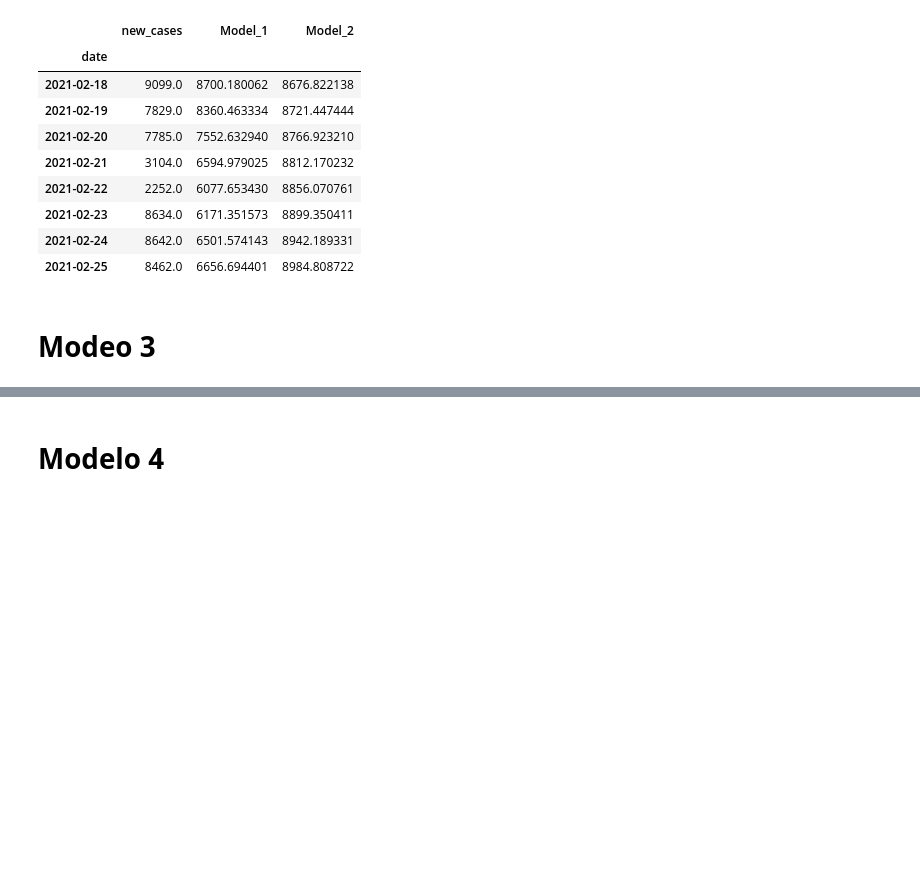
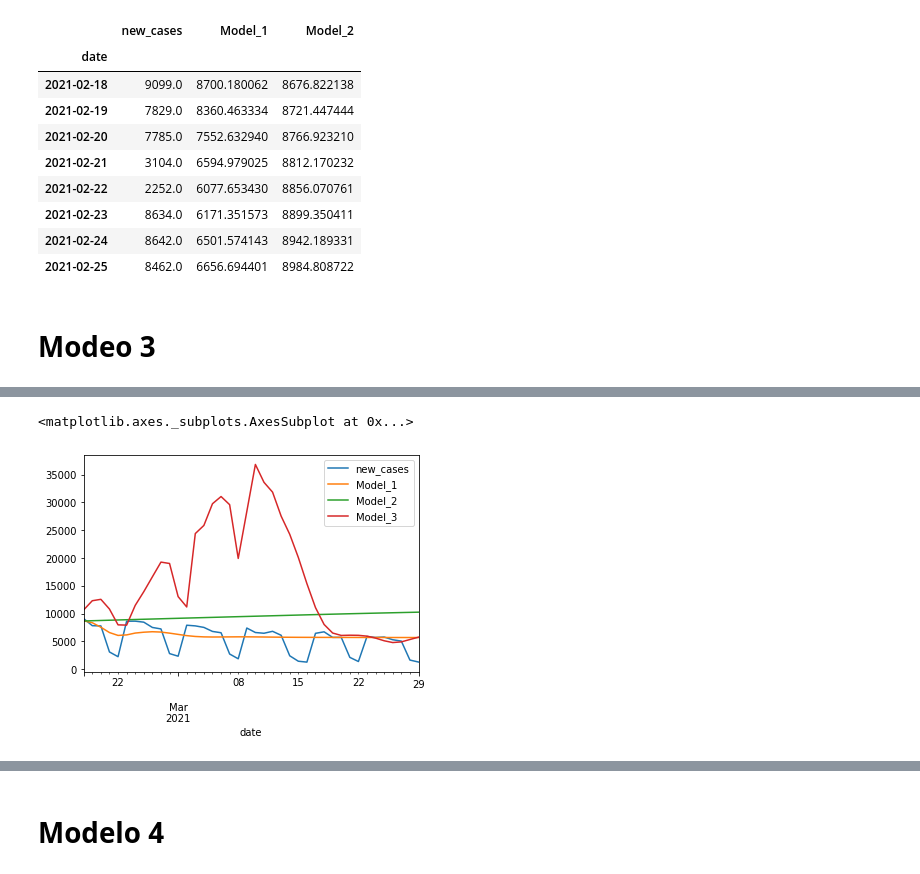
Before and after one commit to artthuro6/Deep_Learning-Covid19, a Jupyter notebook: LSTM_COVID_19.ipynb, the cells around one changed output, grey strips where cells are left out. Drawn from its saved outputs; the diff is of its cells as text; code cells hidden in the pictures; blank space fills up the shorter version.

```diff
--- a/LSTM_COVID_19.ipynb
+++ b/LSTM_COVID_19.ipynb
@@ -610,2 +612,5 @@ for i in range(len(test)):
+# %%
+# Prediccion
+y = function_preparet(model_3)
 # %%
 #Transofmacion inversa
@@ -616,2 +623,5 @@ test['Prediction_3'] = true_predicctions_3
 # %%
-test.plot(figsize=(12,8))
+test.plot()
+# %% [output]
+<matplotlib.axes._subplots.AxesSubplot at 0x...>
+[figure, added]
```
Also changed, not shown: parts of 11 cells of this notebook.
